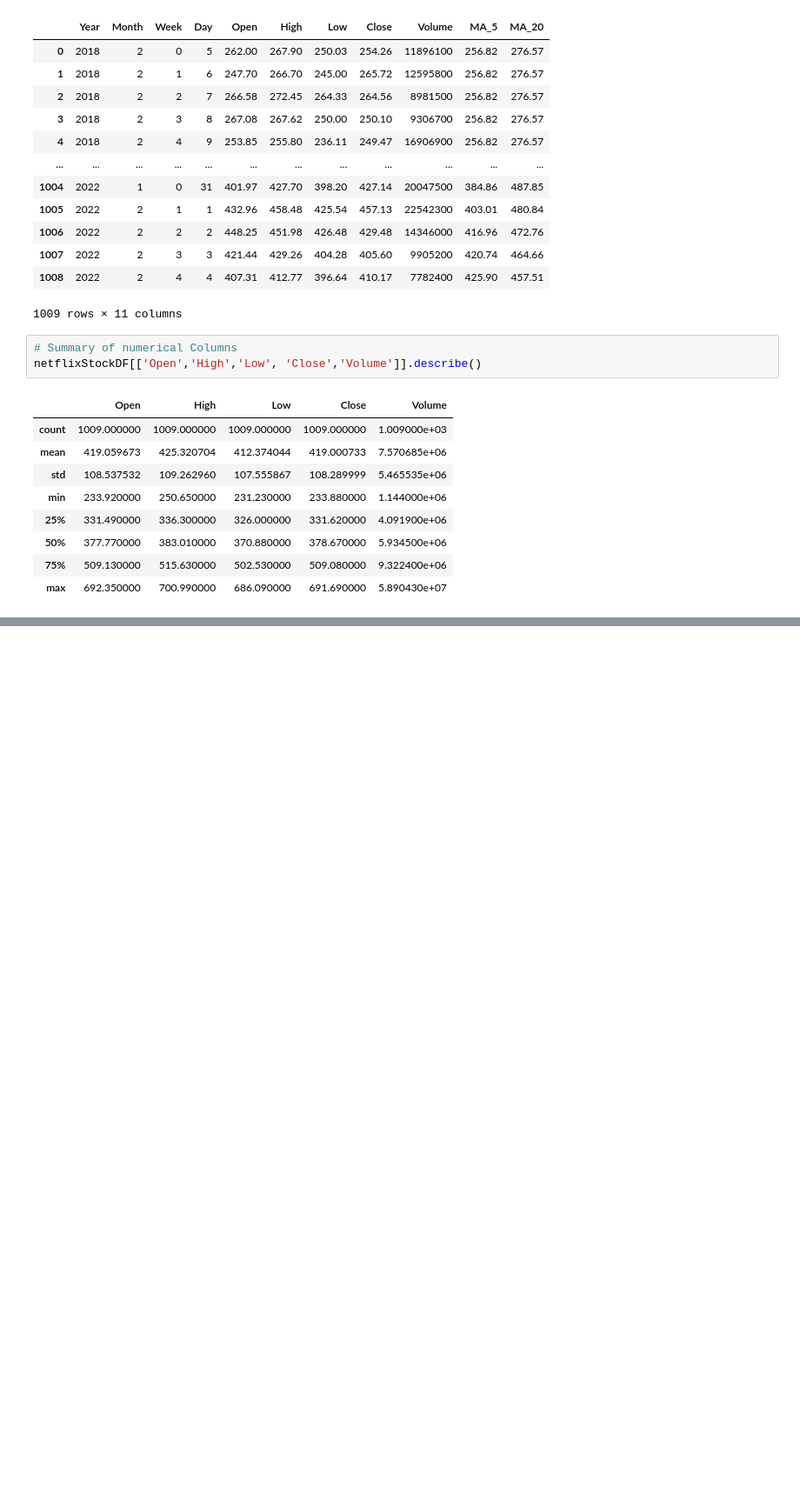
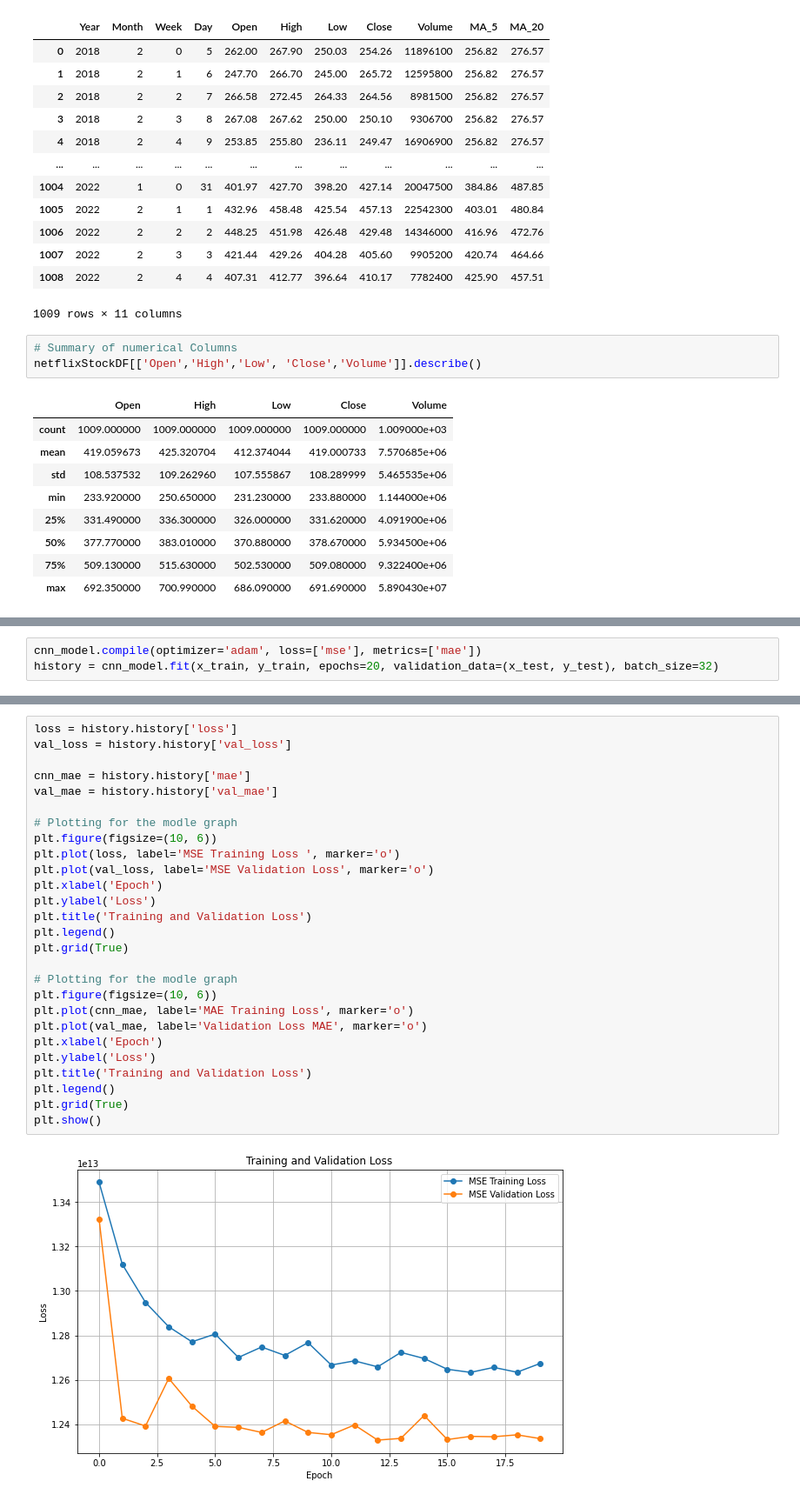
Before and after one commit to is2295/REF, a Jupyter notebook: netflix_Nural_Network_Model_V_1.ipynb, the cells around one changed output, grey strips where cells are left out. Shown at 87% size. Cells and saved outputs as stored; diff of their text form; blank space fills up the shorter version.

```diff
--- a/netflix_Nural_Network_Model_V_1.ipynb
+++ b/netflix_Nural_Network_Model_V_1.ipynb
@@ -254,0 +304,3 @@ R-Squared          : 0.9976123289800162
+# %%
+cnn_model.compile(optimizer='adam', loss=['mse'], metrics=['mae'])
+history = cnn_model.fit(x_train, y_train, epochs=20, validation_data=(x_test, y_test), batch_size=32)
@@ -254,0 +325,29 @@ R-Squared          : 0.9976123289800162
+# %%
+loss = history.history['loss']
+val_loss = history.history['val_loss']
+
+cnn_mae = history.history['mae']
+val_mae = history.history['val_mae']
+
+# Plotting for the modle graph
+plt.figure(figsize=(10, 6))
+plt.plot(loss, label='MSE Training Loss ', marker='o')
+plt.plot(val_loss, label='MSE Validation Loss', marker='o')
+plt.xlabel('Epoch')
+plt.ylabel('Loss')
+plt.title('Training and Validation Loss')
+plt.legend()
+plt.grid(True)
+
+# Plotting for the modle graph
+plt.figure(figsize=(10, 6))
+plt.plot(cnn_mae, label='MAE Training Loss', marker='o')
+plt.plot(val_mae, label='Validation Loss MAE', marker='o')
+plt.xlabel('Epoch')
+plt.ylabel('Loss')
+plt.title('Training and Validation Loss')
+plt.legend()
+plt.grid(True)
+plt.show()
+# %% [output]
+[figure, added]
```
Also changed, not shown: parts of 15 cells of this notebook.
